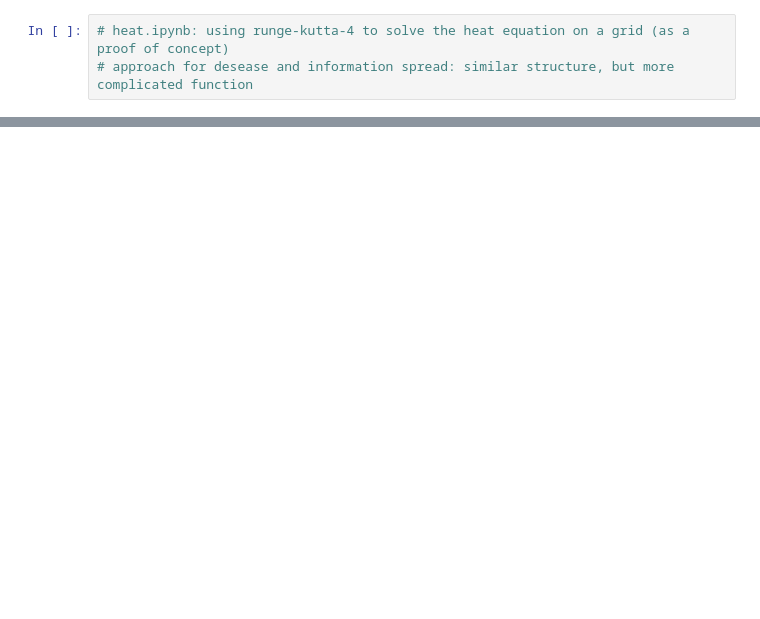
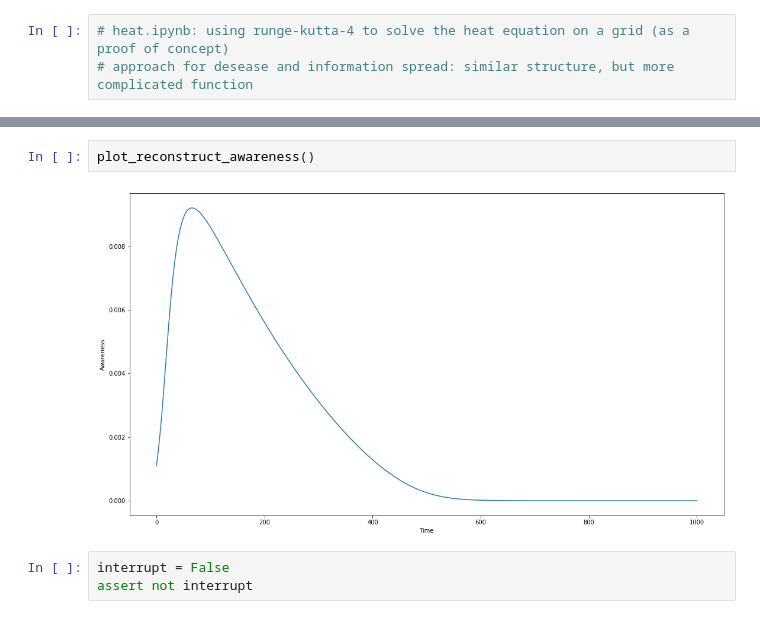
Before and after one commit to Mela/Information-Travel-and-Pandemics, a Jupyter notebook: main.ipynb, the cells around one changed output, grey strips where cells are left out. Cells and saved outputs as stored; diff of their text form; blank space fills up the shorter version.

```diff
--- a/main.ipynb
+++ b/main.ipynb
@@ -93,3 +129,10 @@ simulation_params = [grid_size, info_compartments, tmax, dt]
+# %%
+plot_reconstruct_awareness()
+# %% [output]
+[figure, added]
+# %%
+interrupt = False
+assert not interrupt
 # %%
 run_sensitivity_sweep(infection_params, awareness_params, awareness_params_variation, simulation_params)
 # %% [output]
```
Also changed, not shown: parts of 14 cells of this notebook, 9 other files.
